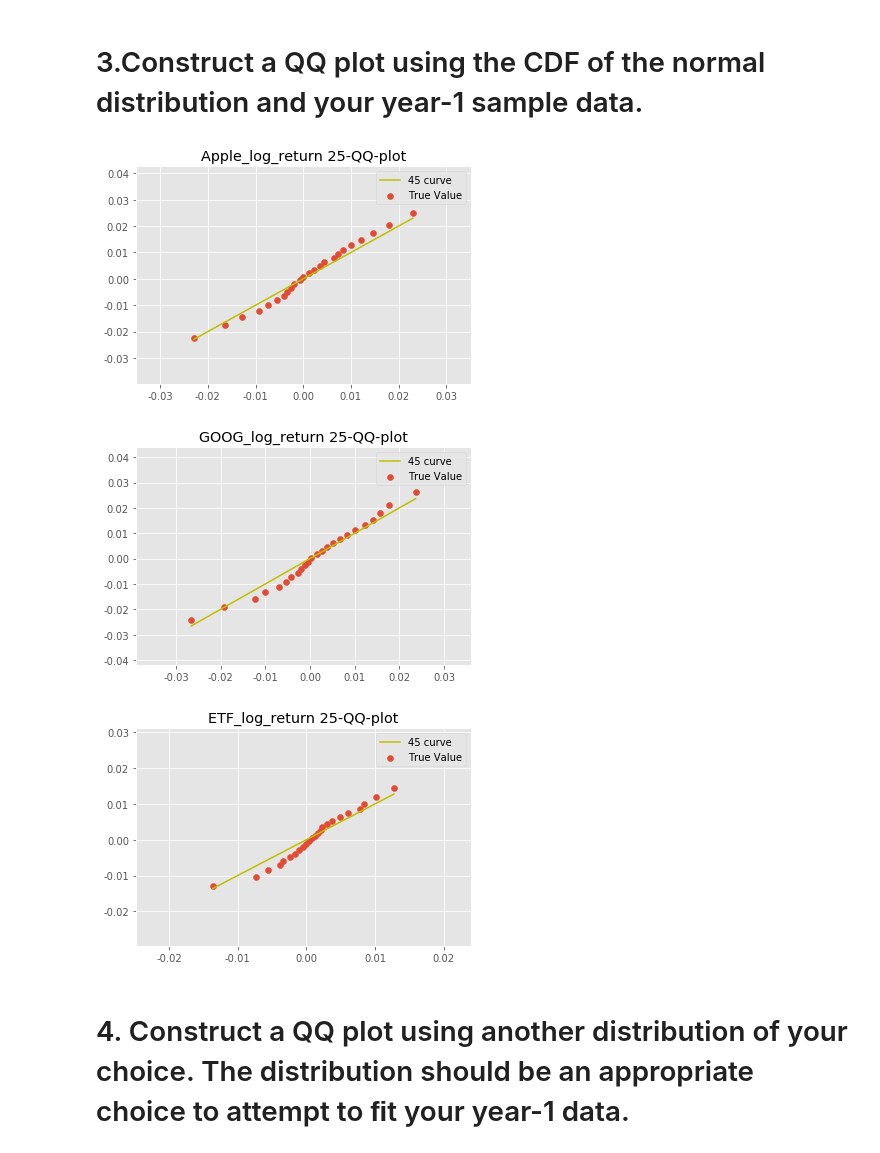
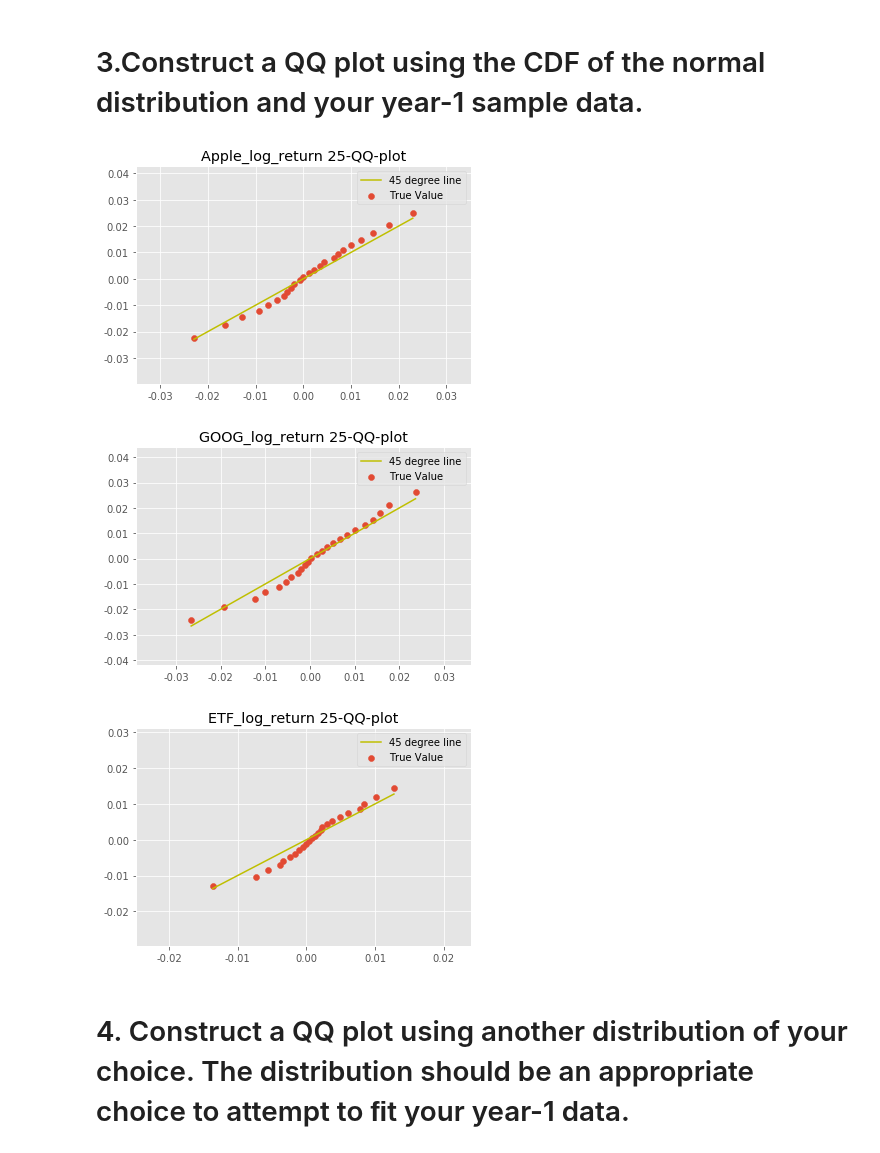
Before and after one commit to wuchenyu38/MA574_Portfolio-Valuation-and-Risk-Management, a Jupyter notebook: src/project1.ipynb, the cells around one changed output. Cells and saved outputs as stored; diff of their text form; code cells hidden in the pictures.

```diff
--- a/src/project1.ipynb
+++ b/src/project1.ipynb
@@ -77,27 +77,27 @@ sns.distplot(Log_return['ETF_log_return'],bins = 80,hist = True,kde = False, fit
 # %%
 DApp=sorted(Log_return['Apple_log_return'])
 
 q=0.04
 n=int(q*(len(DApp)+1))
 AppQ=[DApp[i*n] for i in range(1,int(1/q)) ]
 
 Amu=sum(DApp)/len(DApp)
 Asigma=math.sqrt(sum([(data-Amu)**2 for data in DApp])/(len(DApp)-1))
 FAq=[norm.ppf(i*q,loc=Amu,scale=Asigma) for i in range(1,int(1/q))]
 
 def f_fit(x, k,b):
     return k*x+b
 
 p_fit, prov = curve_fit(f_fit, AppQ,FAq)
 
 plt.scatter(AppQ,FAq,label='True Value')
 #plt.plot(AppQ,[p_fit[0]*x+p_fit[1] for x in AppQ], color='r', label='fit curve')
-plt.plot(AppQ,AppQ, color='y', label='45 curve')
+plt.plot(AppQ,AppQ, color='y', label='45 degree line')
 plt.title('Apple_log_return 25-QQ-plot')
 plt.legend()
 plt.show()
 # %% [output]
-[figure, old version]
+[figure, new version]
 # %%
 DApp2=sorted(Log_return['GOOG_log_return'])
 
@@ -116,12 +116,12 @@ p_fit2, prov2 = curve_fit(f_fit, AppQ2,FAq2)
 
 plt.scatter(AppQ2,FAq2,label='True Value')
 #plt.plot(AppQ2,[p_fit2[0]*x+p_fit2[1] for x in AppQ2], color='r', label='fit curve')
-plt.plot(AppQ2,AppQ2, color='y', label='45 curve')
+plt.plot(AppQ2,AppQ2, color='y', label='45 degree line')
 plt.title('GOOG_log_return 25-QQ-plot')
 plt.legend()
 plt.show()
 # %% [output]
-[figure, old version]
+[figure, new version]
 # %%
 DApp=sorted(Log_return['ETF_log_return'])
 
@@ -140,12 +140,12 @@ p_fit, prov = curve_fit(f_fit, AppQ,FAq)
 
 plt.scatter(AppQ,FAq,label='True Value')
 #plt.plot(AppQ,[p_fit[0]*x+p_fit[1] for x in AppQ], color='r', label='fit curve')
-plt.plot(AppQ,AppQ, color='y', label='45 curve')
+plt.plot(AppQ,AppQ, color='y', label='45 degree line')
 plt.title('ETF_log_return 25-QQ-plot')
 plt.legend()
 plt.show()
 # %% [output]
-[figure, old version]
+[figure, new version]
 # %% [markdown]
 # 4. Construct a QQ plot using another distribution of your choice. The distribution should be an appropriate choice to attempt to ﬁt your year-1 data.
 # %%
```
Also changed, not shown: parts of 7 cells of this notebook.
